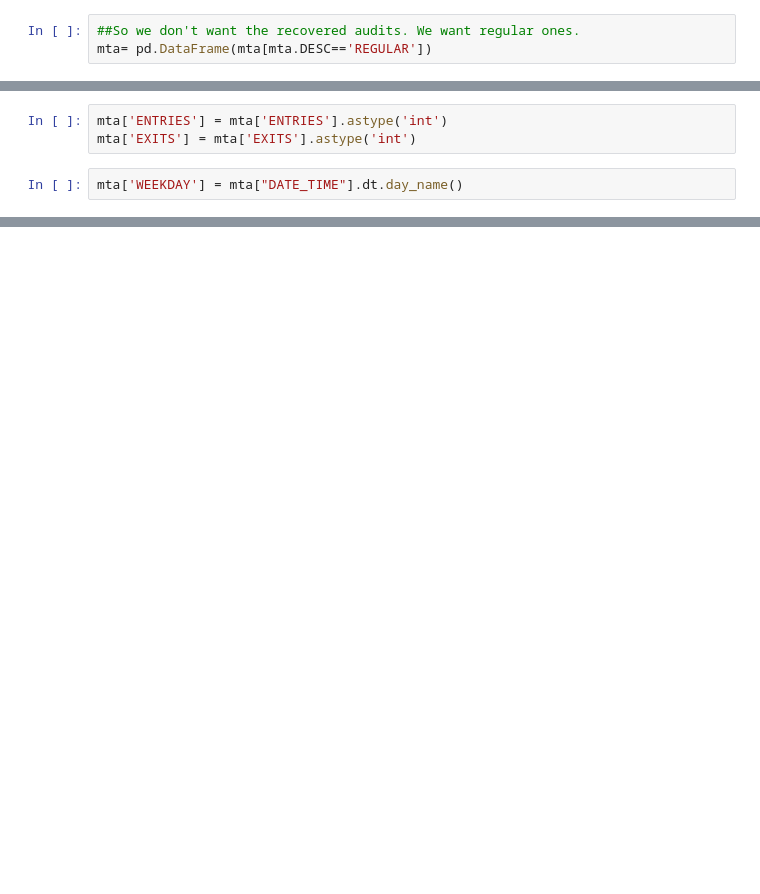
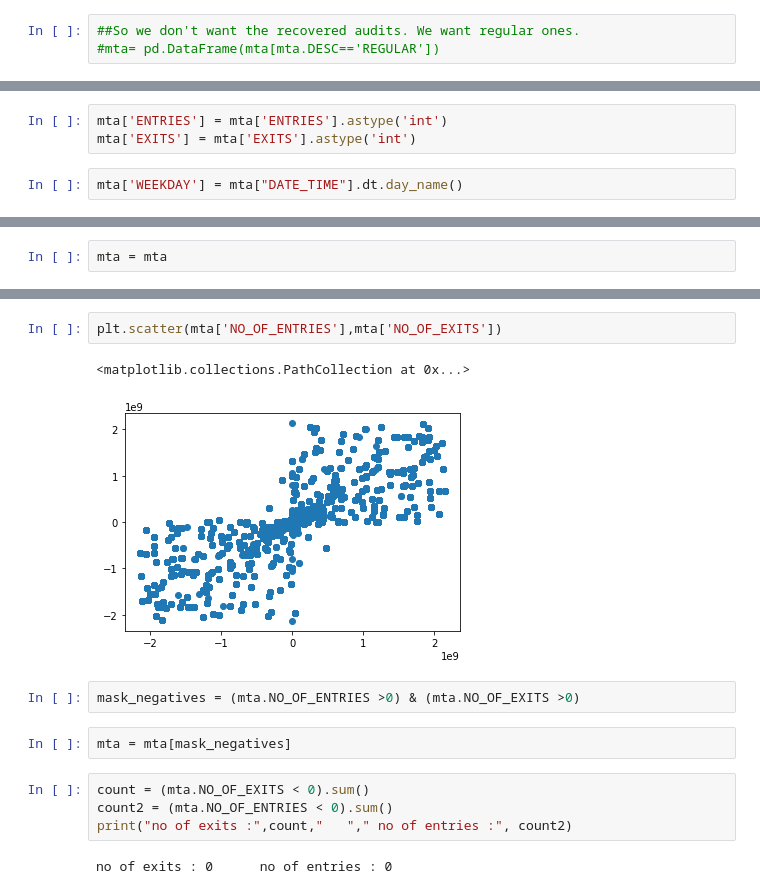
Before and after one commit to osmanGuler19/MTA_TURNSTILE, a Jupyter notebook: DS-1.ipynb, the cells around one changed output, grey strips where cells are left out. Cells and saved outputs as stored; diff of their text form; blank space fills up the shorter version.

```diff
--- a/DS-1.ipynb
+++ b/DS-1.ipynb
@@ -111,7 +112,7 @@ RECOVR AUD      27129
 Name: DESC, dtype: int64
 # %%
 ##So we don't want the recovered audits. We want regular ones.
-mta= pd.DataFrame(mta[mta.DESC=='REGULAR'])
+#mta= pd.DataFrame(mta[mta.DESC=='REGULAR'])
 # %%
 mta['DESC'].value_counts()
 # %% [output]
@@ -134,0 +137,2 @@ mta.sample(5)
+# %%
+mta = mta
@@ -134,0 +189,15 @@ mta.sample(5)
+# %%
+plt.scatter(mta['NO_OF_ENTRIES'],mta['NO_OF_EXITS'])
+# %% [output]
+<matplotlib.collections.PathCollection at 0x...>
+[figure, added]
+# %%
+mask_negatives = (mta.NO_OF_ENTRIES >0) & (mta.NO_OF_EXITS >0)
+# %%
+mta = mta[mask_negatives]
+# %%
+count = (mta.NO_OF_EXITS < 0).sum()
+count2 = (mta.NO_OF_ENTRIES < 0).sum()
+print("no of exits :",count,"   "," no of entries :", count2)
+# %% [output]
+no of exits : 0      no of entries : 0
```
Also changed, not shown: parts of 41 cells of this notebook.
